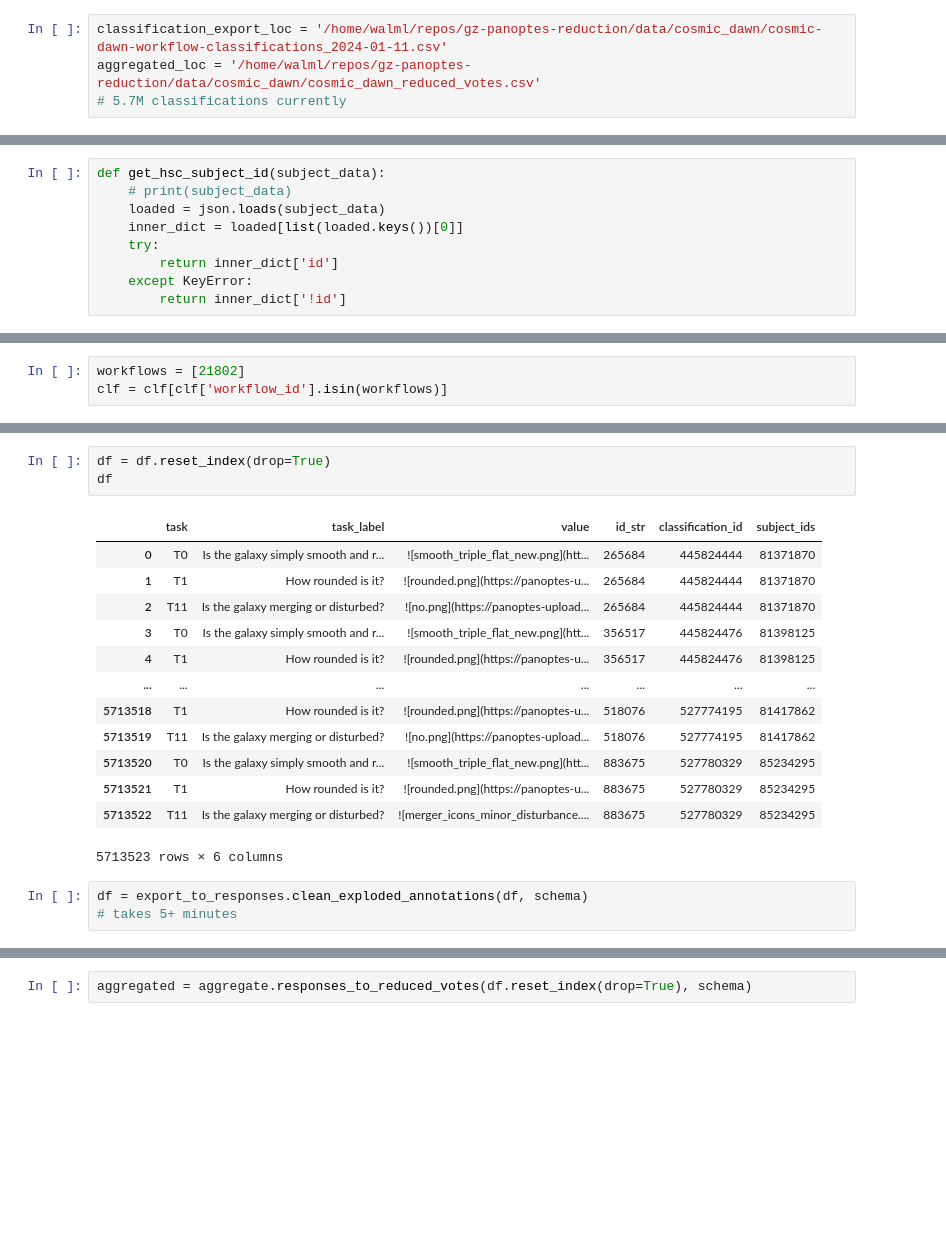
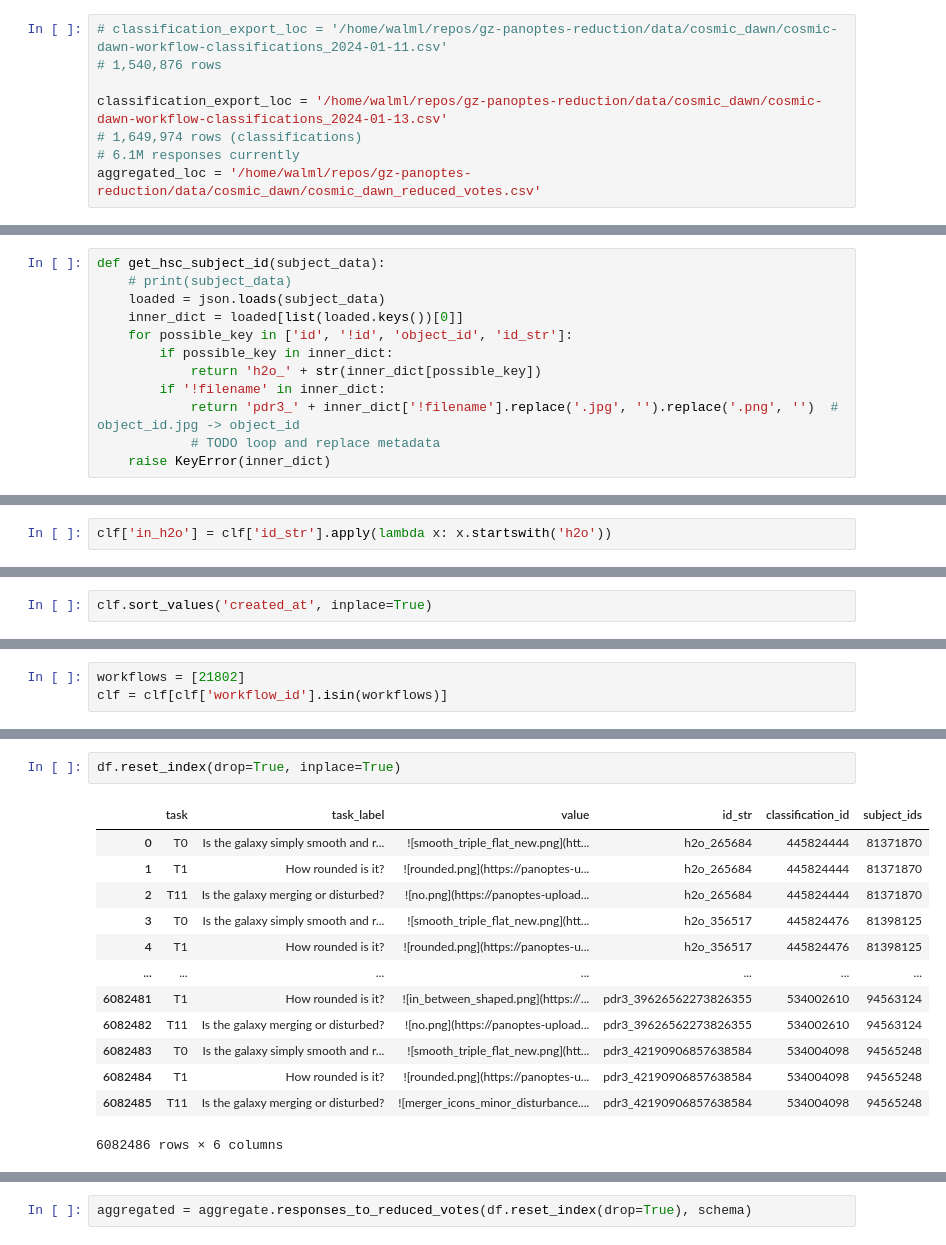
Before and after one commit to mwalmsley/gz-panoptes-reduction, a Jupyter notebook: run_reduction/cosmic_dawn/cosmic_dawn.ipynb, the cells around one changed output, grey strips where cells are left out. Drawn from its saved outputs; the diff is of its cells as text; blank space fills up the shorter version.

```diff
--- a/run_reduction/cosmic_dawn/cosmic_dawn.ipynb
+++ b/run_reduction/cosmic_dawn/cosmic_dawn.ipynb
@@ -17,9 +17,13 @@ from gzreduction.schemas.cd_schema import cd_schema
 # %%
 schema = cd_schema
 # %%
-classification_export_loc = '/home/walml/repos/gz-panoptes-reduction/data/cosmic_dawn/cosmic-dawn-workflow-classifications_2024-01-11.csv'
+# classification_export_loc = '/home/walml/repos/gz-panoptes-reduction/data/cosmic_dawn/cosmic-dawn-workflow-classifications_2024-01-11.csv'
+# 1,540,876 rows
+
+classification_export_loc = '/home/walml/repos/gz-panoptes-reduction/data/cosmic_dawn/cosmic-dawn-workflow-classifications_2024-01-13.csv'
+# 1,649,974 rows (classifications)
+# 6.1M responses currently
 aggregated_loc = '/home/walml/repos/gz-panoptes-reduction/data/cosmic_dawn/cosmic_dawn_reduced_votes.csv'
-# 5.7M classifications currently
 # %%
 # nrows = 10000
 nrows = None
@@ -49,8 +49,11 @@ def get_hsc_subject_id(subject_data):
     # print(subject_data)
     loaded = json.loads(subject_data)
     inner_dict = loaded[list(loaded.keys())[0]]
-    try:
-        return inner_dict['id']
-    except KeyError:
-        return inner_dict['!id']
+    for possible_key in ['id', '!id', 'object_id', 'id_str']:
+        if possible_key in inner_dict:
+            return 'h2o_' + str(inner_dict[possible_key])
+        if '!filename' in inner_dict:
+            return 'pdr3_' + inner_dict['!filename'].replace('.jpg', '').replace('.png', '')  # object_id.jpg -> object_id
+            # TODO loop and replace metadata
+    raise KeyError(inner_dict)
 # %%
@@ -58,0 +92,2 @@ clf['id_str'] = clf['subject_data'].apply(get_hsc_subject_id)  #  meta=('subject
+# %%
+clf['in_h2o'] = clf['id_str'].apply(lambda x: x.startswith('h2o'))
@@ -58,0 +98,2 @@ clf['id_str'] = clf['subject_data'].apply(get_hsc_subject_id)  #  meta=('subject
+# %%
+clf.sort_values('created_at', inplace=True)
@@ -87,22 +134,18 @@ del df['user_id']
 df = df.drop_duplicates(subset=['classification_id', 'task', 'value'])
 # del df['classification_id']
 # %%
-df = df.reset_index(drop=True)
-df
+df.reset_index(drop=True, inplace=True)
 # %% [output]
 |  | task | task_label | value | id_str | classification_id | subject_ids |
-| 0 | T0 | Is the galaxy simply smooth and r... | ![smooth_triple_flat_new.png](htt... | 265684 | 445824444 | 81371870 |
-| 1 | T1 | How rounded is it? | ![rounded.png](https://panoptes-u... | 265684 | 445824444 | 81371870 |
-| 2 | T11 | Is the galaxy merging or disturbed? | ![no.png](https://panoptes-upload... | 265684 | 445824444 | 81371870 |
-| 3 | T0 | Is the galaxy simply smooth and r... | ![smooth_triple_flat_new.png](htt... | 356517 | 445824476 | 81398125 |
-| 4 | T1 | How rounded is it? | ![rounded.png](https://panoptes-u... | 356517 | 445824476 | 81398125 |
+| 0 | T0 | Is the galaxy simply smooth and r... | ![smooth_triple_flat_new.png](htt... | h2o_265684 | 445824444 | 81371870 |
+| 1 | T1 | How rounded is it? | ![rounded.png](https://panoptes-u... | h2o_265684 | 445824444 | 81371870 |
+| 2 | T11 | Is the galaxy merging or disturbed? | ![no.png](https://panoptes-upload... | h2o_265684 | 445824444 | 81371870 |
+| 3 | T0 | Is the galaxy simply smooth and r... | ![smooth_triple_flat_new.png](htt... | h2o_356517 | 445824476 | 81398125 |
+| 4 | T1 | How rounded is it? | ![rounded.png](https://panoptes-u... | h2o_356517 | 445824476 | 81398125 |
 | ... | ... | ... | ... | ... | ... | ... |
-| 5713518 | T1 | How rounded is it? | ![rounded.png](https://panoptes-u... | 518076 | 527774195 | 81417862 |
-| 5713519 | T11 | Is the galaxy merging or disturbed? | ![no.png](https://panoptes-upload... | 518076 | 527774195 | 81417862 |
-| 5713520 | T0 | Is the galaxy simply smooth and r... | ![smooth_triple_flat_new.png](htt... | 883675 | 527780329 | 85234295 |
-| 5713521 | T1 | How rounded is it? | ![rounded.png](https://panoptes-u... | 883675 | 527780329 | 85234295 |
-| 5713522 | T11 | Is the galaxy merging or disturbed? | ![merger_icons_minor_disturbance.... | 883675 | 527780329 | 85234295 |
+| 6082481 | T1 | How rounded is it? | ![in_between_shaped.png](https://... | pdr3_39626562273826355 | 534002610 | 94563124 |
+| 6082482 | T11 | Is the galaxy merging or disturbed? | ![no.png](https://panoptes-upload... | pdr3_39626562273826355 | 534002610 | 94563124 |
+| 6082483 | T0 | Is the galaxy simply smooth and r... | ![smooth_triple_flat_new.png](htt... | pdr3_42190906857638584 | 534004098 | 94565248 |
+| 6082484 | T1 | How rounded is it? | ![rounded.png](https://panoptes-u... | pdr3_42190906857638584 | 534004098 | 94565248 |
+| 6082485 | T11 | Is the galaxy merging or disturbed? | ![merger_icons_minor_disturbance.... | pdr3_42190906857638584 | 534004098 | 94565248 |
-5713523 rows × 6 columns
+6082486 rows × 6 columns
-# %%
-df = export_to_responses.clean_exploded_annotations(df, schema)
-# takes 5+ minutes
```
Also changed, not shown: parts of 17 cells of this notebook, 1 other file.
